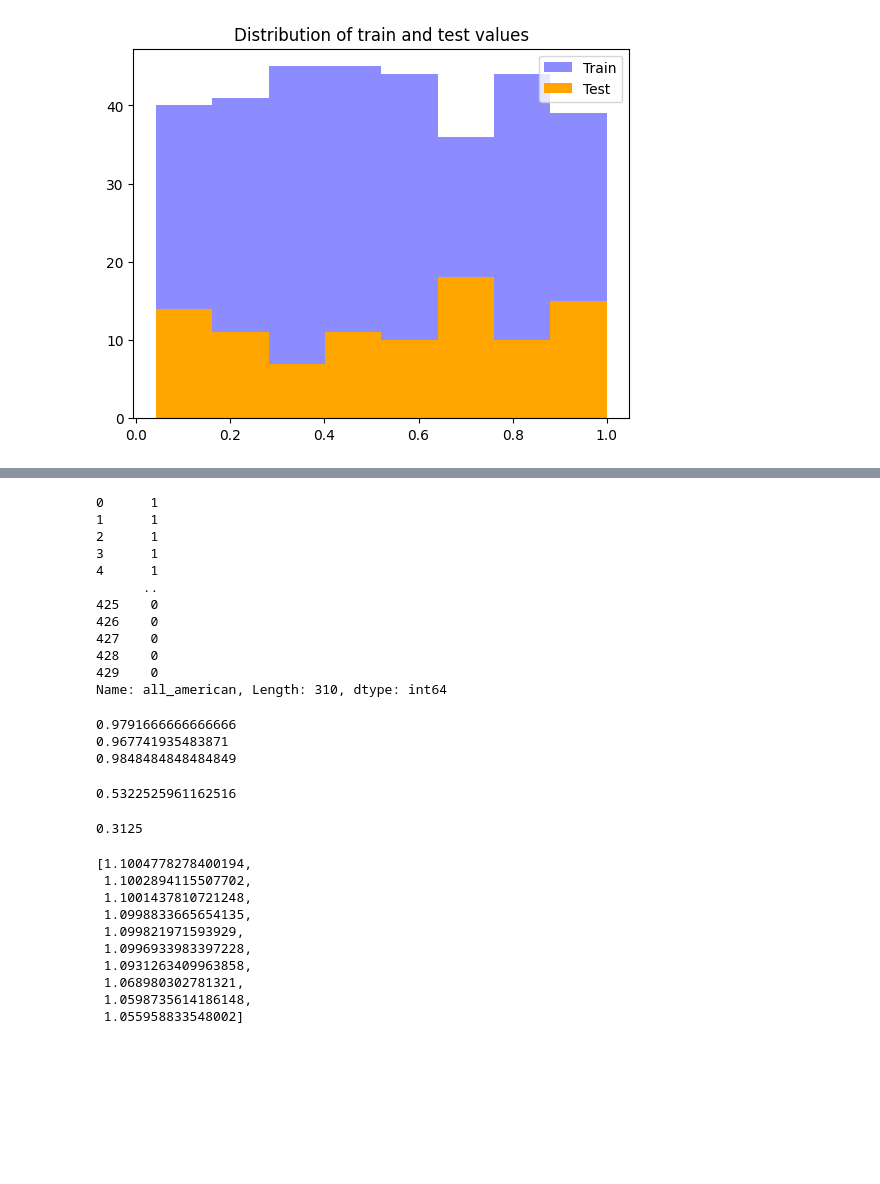
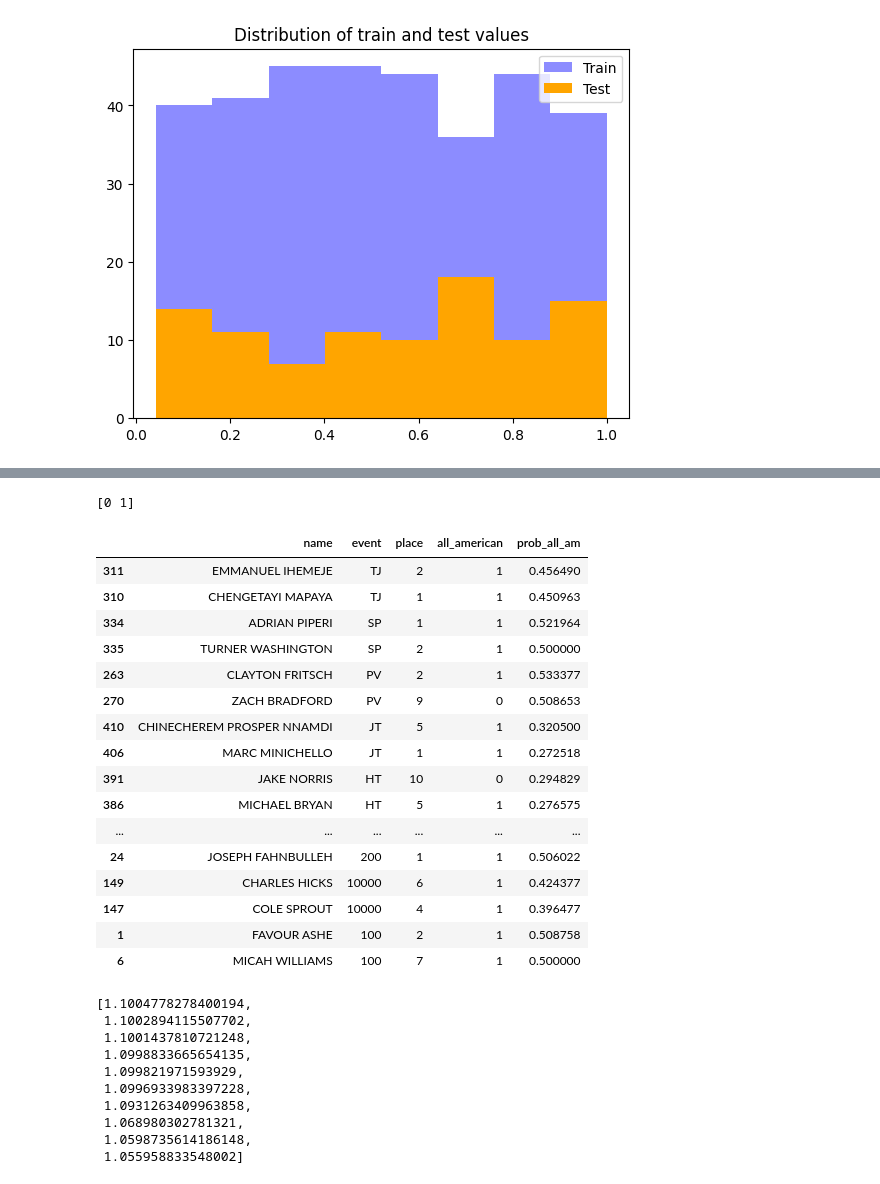
Before and after one commit to HybridNeos/TFRRS-API, a Jupyter notebook: part_3.ipynb, the cells around one changed output, grey strips where cells are left out. Saved outputs shown, nothing was run; the diff lists cells and outputs as text; code cells hidden in the pictures; blank space fills up the shorter version.

```diff
--- a/part_3.ipynb
+++ b/part_3.ipynb
@@ -23,7 +23,8 @@ scaler = MinMaxScaler()
 columns = list(X.columns[:-1]) # Year scaling is dividing by 4
 X_scaled_np = scaler.fit_transform(X.drop(["year"], axis=1))
 X_scaled = pd.DataFrame(X_scaled_np, columns=columns)
-X_scaled = pd.concat([df[["all_american", "score"]], X_scaled, df["year"]], axis=1)
+#X_scaled = pd.concat([df[["all_american", "score"]], X_scaled, df["year"]], axis=1)
+X_scaled = pd.concat([X_scaled, df["year"]], axis=1)
 # %% [markdown]
 ## Dimensionality Reduction
 # %% [markdown]
@@ -264,11 +253,11 @@ plt.show()
 from sklearn.svm import SVC, SVR
 from sklearn.metrics import accuracy_score, f1_score, roc_auc_score
 # %%
-avg_accuracy, avg_f1, avg_percent_allam = 0, 0, 0
+avg_accuracy, avg_f1, avg_percent_allam, avg_correct_allam = 0, 0, 0, 0
 for X_train, y_train in zip(X_trains.values(), y_trains.values()):
 
     # Train the model
-    svm = SVC(kernel="linear", probability=True, class_weight='balanced')
+    svm = SVC(kernel="linear", probability=True, class_weight='balanced') # C=1, kernel=poly, degree=5 seems good
     svm.fit(X_train, y_train)
 
     # Predictions to get metrics
@@ -279,6 +268,12 @@ for X_train, y_train in zip(X_trains.values(), y_trains.values()):
     avg_accuracy += accuracy_score(predictions, y_train)
     avg_f1 += f1_score(predictions, y_train)
     avg_percent_allam += sum(predictions) / len(predictions)
+
+    # The most important prediction
+    temp = df.iloc[X_train.index][["name", "event", "place", "all_american"]]
+    temp["prob_all_am"] = svm.predict_proba(X_train)[:,1]
+    mapped_predictions = temp.sort_values(["event", "prob_all_am"], ascending=False).groupby(["event"]).head(8)
+    avg_correct_allam += sum(mapped_predictions["all_american"]) / len(mapped_predictions)
     # print("Accuracy: {:.4f}".format(accuracy_score(predictions, y_train)))
     # print("F1 Score: {:.4f}".format(f1_score(predictions, y_train)))
     # print("Percent all american {:.4f}\n".format(sum(predictions) / len(predictions)))
@@ -286,7 +281,9 @@ for X_train, y_train in zip(X_trains.values(), y_trains.values()):
 avg_accuracy /= 5
 avg_f1 /= 5
 avg_percent_allam /= 5
+avg_correct_allam /= 5
 print("Average accuracy: {:.4f}".format(avg_accuracy))
 print("Aveage F1 Score: {:.4f}".format(avg_f1))
-print("Average Percent all american {:.4f}\n".format(avg_percent_allam))
+print("Average percent of predictions to be all-american {:.4f}".format(avg_percent_allam))
+print("Average percent of corectly predicted all-american {:.4f}\n".format(avg_correct_allam))
 # %% [output]
@@ -296,36 +294,29 @@ Average Percent all american 0.7327
-# %%
-y_trains[0]
-# %% [output]
-0      1
-1      1
-2      1
-3      1
-4      1
-      ..
-425    0
-426    0
-427    0
-428    0
-429    0
-Name: all_american, Length: 310, dtype: int64
-# %%
-
-predictions = svm.predict(X_test)
-print(accuracy_score(predictions, y_all_am_test))
-print(f1_score(predictions, y_all_am_test))
-print(roc_auc_score(predictions, y_all_am_test))
-# %% [output]
-0.9791666666666666
-0.967741935483871
-0.9848484848484849
-# %%
-min(np.max(svm.predict_proba(X_test), axis=1))
-# %% [output]
-0.5322525961162516
-# %%
-sum(predictions) / len(predictions)
-# %% [output]
-0.3125
+# %%
+print(svm.classes_) # to confirm second class is 1
+temp = X_train.copy()
+temp = df.iloc[temp.index][["name", "event", "place", "all_american"]]
+temp["prob_all_am"] = svm.predict_proba(X_train)[:,1]
+# Count the number of top 8 predictions that were correct
+temp.sort_values(["event", "prob_all_am"], ascending=False).groupby(["event"]).head(2)
+# %% [output]
+[0 1]
+|  | name | event | place | all_american | prob_all_am |
+| 311 | EMMANUEL IHEMEJE | TJ | 2 | 1 | 0.456490 |
+| 310 | CHENGETAYI MAPAYA | TJ | 1 | 1 | 0.450963 |
+| 334 | ADRIAN PIPERI | SP | 1 | 1 | 0.521964 |
+| 335 | TURNER WASHINGTON | SP | 2 | 1 | 0.500000 |
+| 263 | CLAYTON FRITSCH | PV | 2 | 1 | 0.533377 |
+| 270 | ZACH BRADFORD | PV | 9 | 0 | 0.508653 |
+| 410 | CHINECHEREM PROSPER NNAMDI | JT | 5 | 1 | 0.320500 |
+| 406 | MARC MINICHELLO | JT | 1 | 1 | 0.272518 |
+| 391 | JAKE NORRIS | HT | 10 | 0 | 0.294829 |
+| 386 | MICHAEL BRYAN | HT | 5 | 1 | 0.276575 |
+| ... | ... | ... | ... | ... | ... |
+| 24 | JOSEPH FAHNBULLEH | 200 | 1 | 1 | 0.506022 |
+| 149 | CHARLES HICKS | 10000 | 6 | 1 | 0.424377 |
+| 147 | COLE SPROUT | 10000 | 4 | 1 | 0.396477 |
+| 1 | FAVOUR ASHE | 100 | 2 | 1 | 0.508758 |
+| 6 | MICAH WILLIAMS | 100 | 7 | 1 | 0.500000 |
 # %%
 # svm = SVR(kernel="poly", degree=5)
 # svm.fit(X_train, y_score_train)
```
Also changed, not shown: parts of 3 cells of this notebook.
